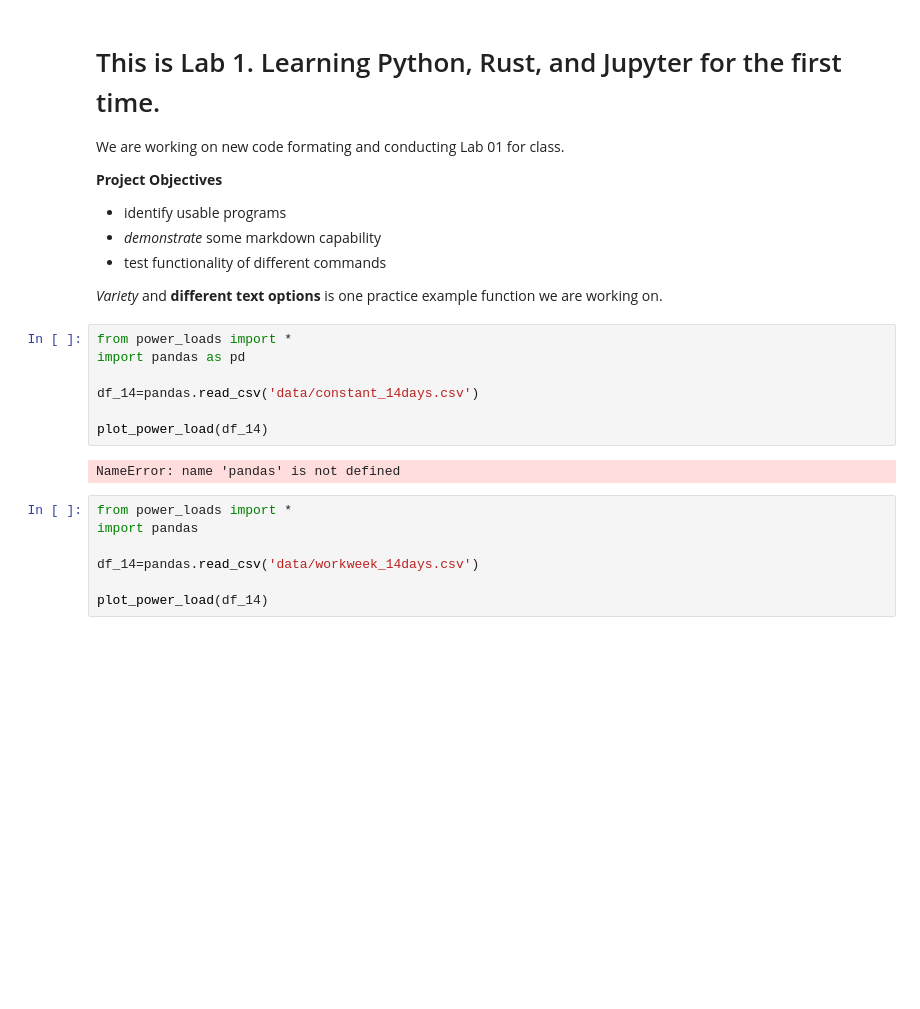
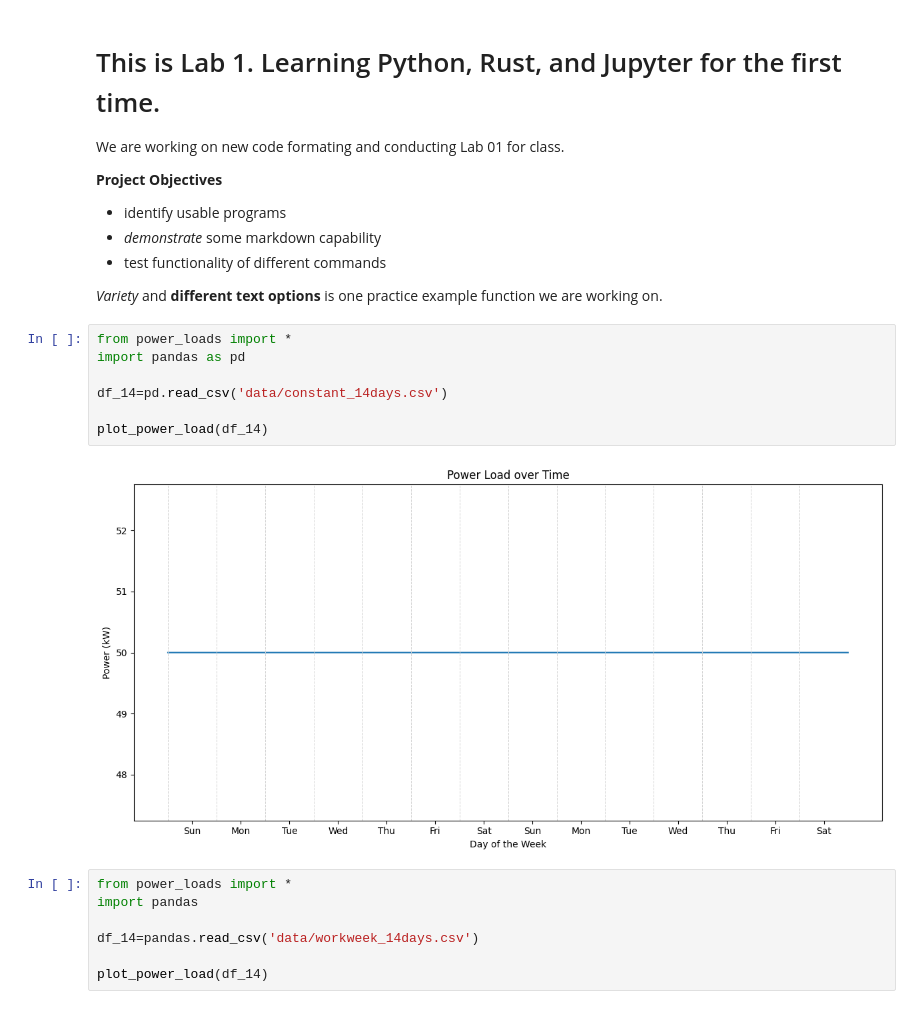
Before and after one commit to navalpostgraduateschool/se4003_fall_2024, a Jupyter notebook: labs/lab_1/robbins_power.ipynb, the cells around one changed output. Saved outputs shown, nothing was run; the diff lists cells and outputs as text; blank space fills up the shorter version.

```diff
--- a/labs/lab_1/robbins_power.ipynb
+++ b/labs/lab_1/robbins_power.ipynb
@@ -11,12 +11,12 @@ We are working on new code formating and conducting Lab 01 for class.
 # %%
 from power_loads import *
 import pandas as pd
 
-df_14=pandas.read_csv('data/constant_14days.csv')
+df_14=pd.read_csv('data/constant_14days.csv')
 
 plot_power_load(df_14)
 # %% [output]
-NameError: name 'pandas' is not defined
+[figure, added]
 # %%
 from power_loads import *
 import pandas
```
